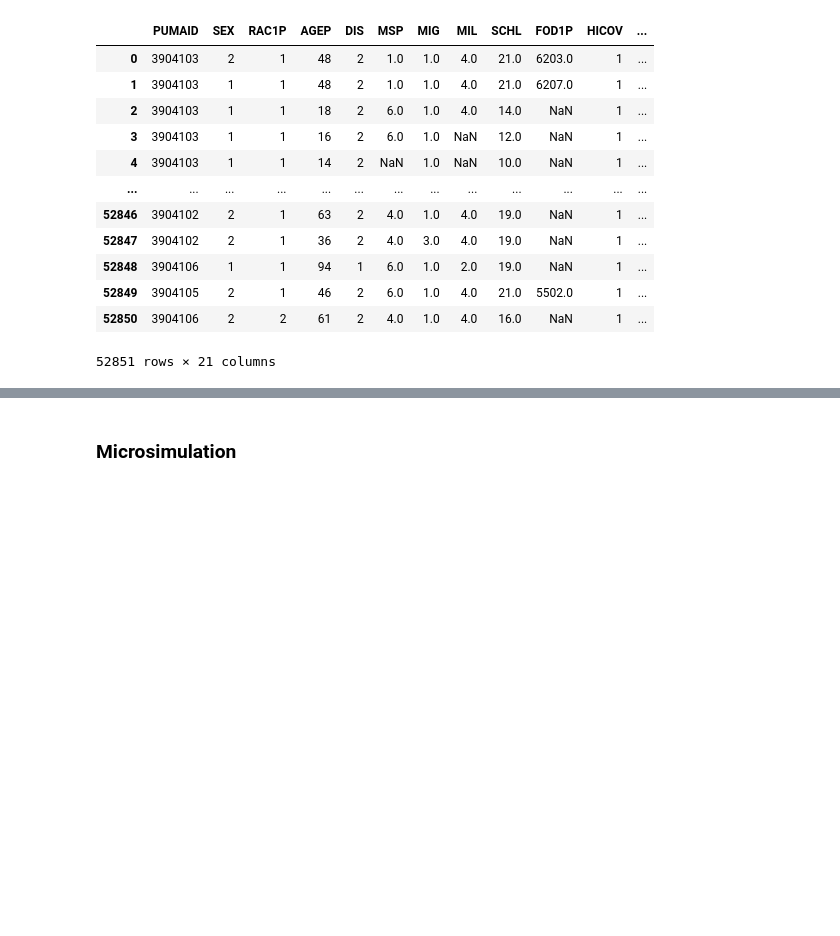
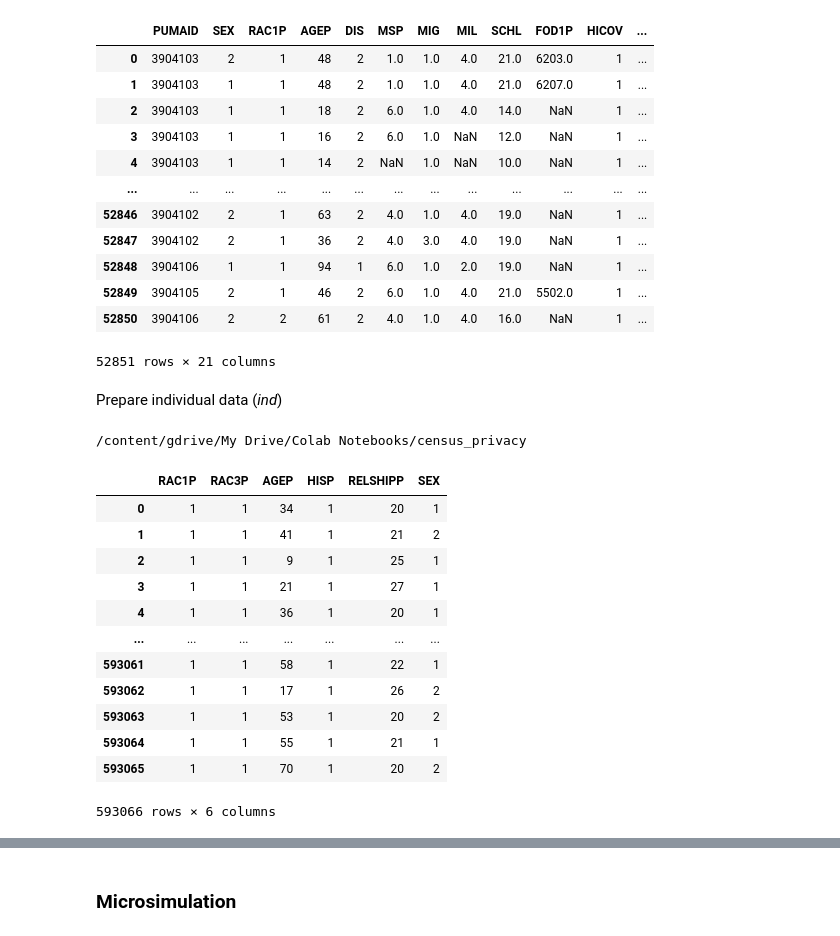
Before and after one commit to linyuehzzz/tda-eval, a Jupyter notebook: franklin_microsim.ipynb, the cells around one changed output, grey strips where cells are left out. Saved outputs shown, nothing was run; the diff lists cells and outputs as text; code cells hidden in the pictures; blank space fills up the shorter version.

```diff
--- a/franklin_microsim.ipynb
+++ b/franklin_microsim.ipynb
@@ -55,3 +55,31 @@ pums_subset
 | 52849 | 3904105 | 2 | 1 | 46 | 2 | 6.0 | 1.0 | 4.0 | 21.0 | 5502.0 | 1 | ... |
 | 52850 | 3904106 | 2 | 2 | 61 | 2 | 4.0 | 1.0 | 4.0 | 16.0 | NaN | 1 | ... |
 52851 rows × 21 columns
+# %% [markdown]
+Prepare individual data (*ind*)
+# %%
+%cd "/content/gdrive/My Drive/Colab Notebooks/census_privacy"
+import pandas as pd
+from lib.target_constraints import *
+
+filename_pums = 'franklin/pums/psam_p39.csv'
+data_pums = pd.read_csv(filename_pums)
+pums_subset = data_pums[["RAC1P", "RAC3P", "AGEP", "HISP", "RELSHIPP", "SEX"]]
+pums_subset.to_csv("franklin/pums/psam_p39v2.csv", index=False)
+
+pums_subset
+# %% [output]
+/content/gdrive/My Drive/Colab Notebooks/census_privacy
+|  | RAC1P | RAC3P | AGEP | HISP | RELSHIPP | SEX |
+| 0 | 1 | 1 | 34 | 1 | 20 | 1 |
+| 1 | 1 | 1 | 41 | 1 | 21 | 2 |
+| 2 | 1 | 1 | 9 | 1 | 25 | 1 |
+| 3 | 1 | 1 | 21 | 1 | 27 | 1 |
+| 4 | 1 | 1 | 36 | 1 | 20 | 1 |
+| ... | ... | ... | ... | ... | ... | ... |
+| 593061 | 1 | 1 | 58 | 1 | 22 | 1 |
+| 593062 | 1 | 1 | 17 | 1 | 26 | 2 |
+| 593063 | 1 | 1 | 53 | 1 | 20 | 2 |
+| 593064 | 1 | 1 | 55 | 1 | 21 | 1 |
+| 593065 | 1 | 1 | 70 | 1 | 20 | 2 |
+593066 rows × 6 columns
```
Also changed, not shown: parts of 17 cells of this notebook.
